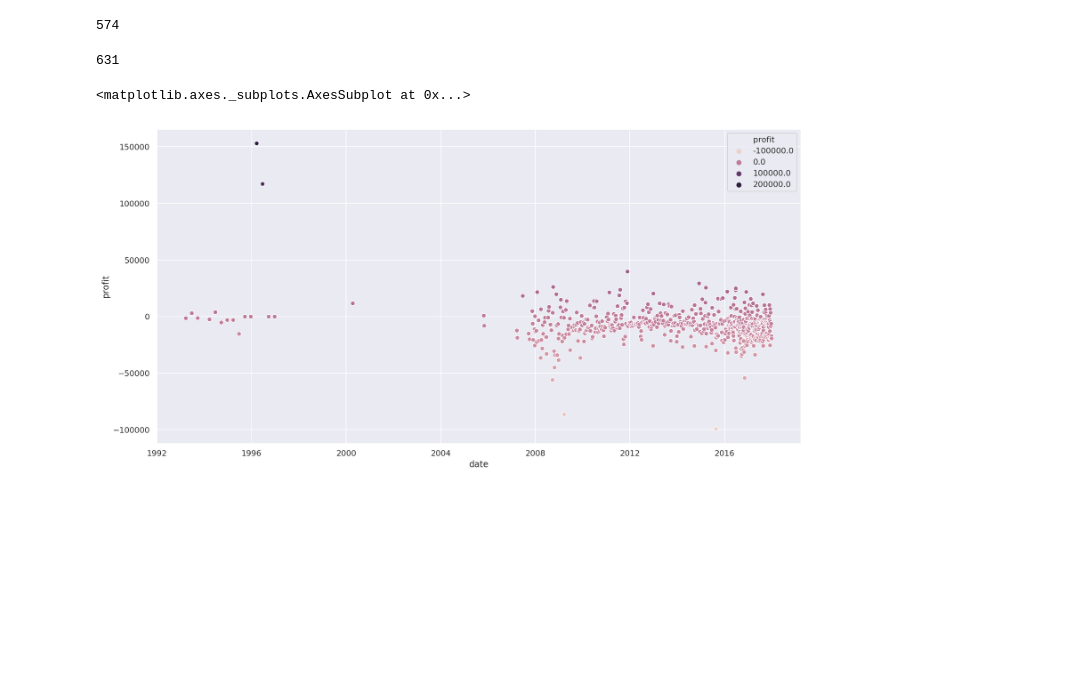
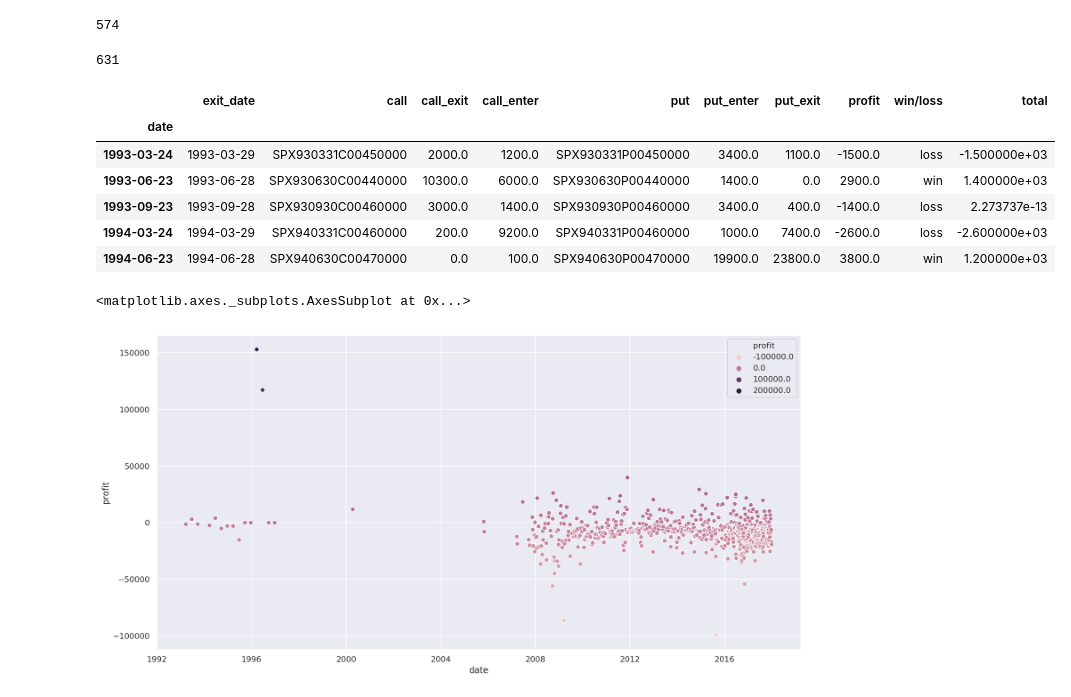
Before and after one commit to lambdaclass/finance_playground, a Jupyter notebook: notebooks/0.3-metdinov-exploring-options-strategies.ipynb, the cells around one changed output. Saved outputs shown, nothing was run; the diff lists cells and outputs as text; code cells hidden in the pictures; blank space fills up the shorter version.

```diff
--- a/notebooks/0.3-metdinov-exploring-options-strategies.ipynb
+++ b/notebooks/0.3-metdinov-exploring-options-strategies.ipynb
@@ -79,8 +79,10 @@ from math import floor
 
 
 def dte_filter(data, dte, tolerance=0):
-#     timedelta = pd.Timedelta(days=floor(dte * tolerance))
-    return data[data["expiration"] - data["quotedate"] == pd.Timedelta(days=dte)]
+    upper_bound = pd.Timedelta(days=floor(dte + dte * tolerance))
+    lower_bound = pd.Timedelta(days=floor(dte - dte * tolerance))
+    return data[(data["expiration"] <= data["quotedate"] + upper_bound) &
+                (data["expiration"] >= data["quotedate"] + lower_bound)]
 
 def exit_price(option, data):
     if option in data["optionroot"].array:
@@ -90,7 +92,7 @@ def exit_price(option, data):
 # %%
 def straddle(data, entry_dte=36, exit_dte=2, tolerance=0.1, qty=10):
     calls = data[data["type"] == "call"]
-    call_candidates = dte_filter(calls, entry_dte)
+    call_candidates = dte_filter(calls, entry_dte, tolerance)
     call_candidates["difference"] = np.abs(
         (call_candidates["strike"] - call_candidates["underlying_last"]))
     idx_calls = call_candidates.groupby(["quotedate"])["difference"].idxmin()
@@ -109,8 +111,10 @@ def straddle(data, entry_dte=36, exit_dte=2, tolerance=0.1, qty=10):
     straddle_put_exit = dte_filter(put_exits, exit_dte)
 
     index = pd.Index(straddle_call_enter["quotedate"], name="date")
+    exit_date = straddle_call_enter["expiration"] - pd.Timedelta(days=exit_dte)
     results = pd.DataFrame(
         {
+            "exit_date": exit_date.array,
             "call": straddle_call_enter["optionroot"].array,
             "call_enter": straddle_call_enter["ask"].array * 100 * qty,
             "put": straddle_put_enter["optionroot"].array,
@@ -402,6 +334,16 @@ week_dte = straddle(all_data, entry_dte=7)
 len(week_dte)
 # %% [output]
 631
+# %%
+week_dte.head()
+# %% [output]
+|  | exit_date | call | call_exit | call_enter | put | put_enter | put_exit | profit | win/loss | total |
+| date |  |  |  |  |  |  |  |  |  |  |
+| 1993-03-24 | 1993-03-29 | SPX930331C00450000 | 2000.0 | 1200.0 | SPX930331P00450000 | 3400.0 | 1100.0 | -1500.0 | loss | -1.500000e+03 |
+| 1993-06-23 | 1993-06-28 | SPX930630C00440000 | 10300.0 | 6000.0 | SPX930630P00440000 | 1400.0 | 0.0 | 2900.0 | win | 1.400000e+03 |
+| 1993-09-23 | 1993-09-28 | SPX930930C00460000 | 3000.0 | 1400.0 | SPX930930P00460000 | 3400.0 | 400.0 | -1400.0 | loss | 2.273737e-13 |
+| 1994-03-24 | 1994-03-29 | SPX940331C00460000 | 200.0 | 9200.0 | SPX940331P00460000 | 1000.0 | 7400.0 | -2600.0 | loss | -2.600000e+03 |
+| 1994-06-23 | 1994-06-28 | SPX940630C00470000 | 0.0 | 100.0 | SPX940630P00470000 | 19900.0 | 23800.0 | 3800.0 | win | 1.200000e+03 |
 # %%
 _fig, ax = plt.subplots(figsize=(16,8))
 sns.scatterplot(x=week_dte.index, y="profit", hue="profit", data=week_dte, ax=ax)
```
Also changed, not shown: parts of 19 cells of this notebook.
